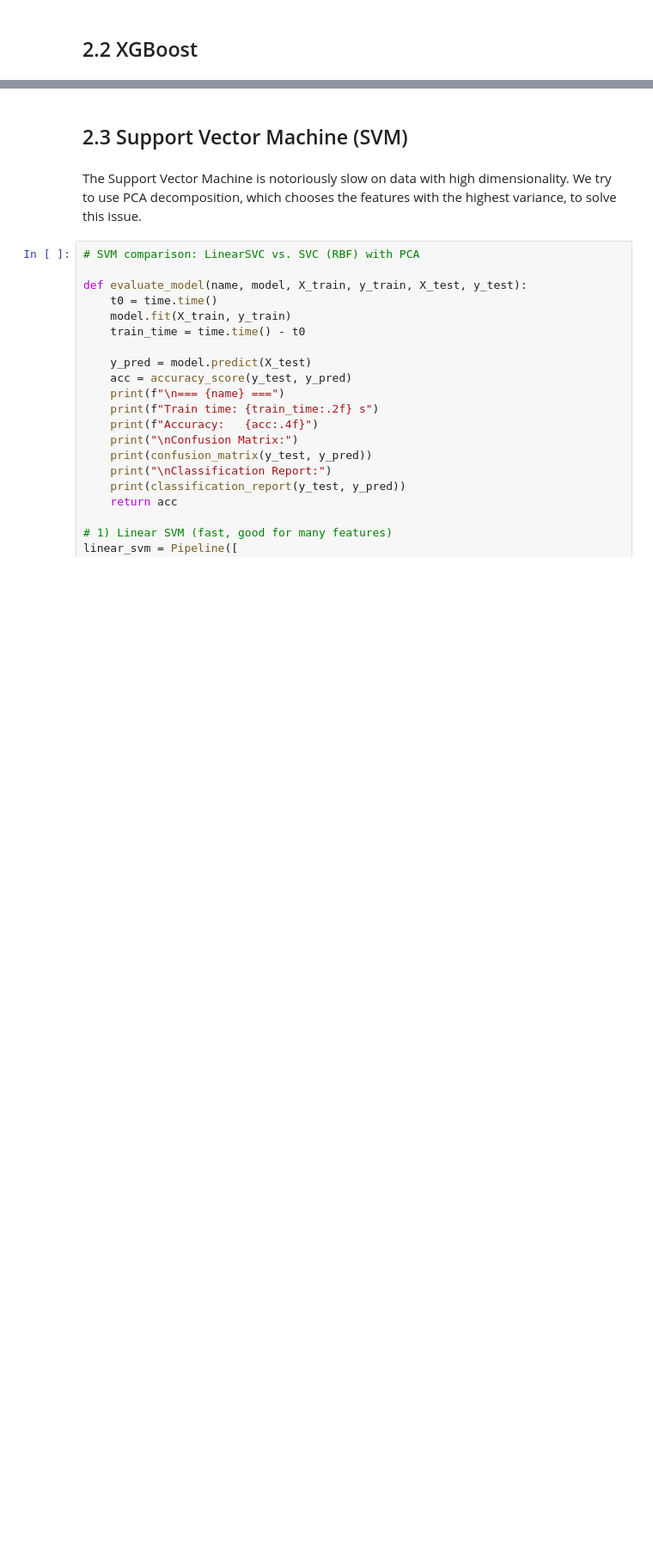
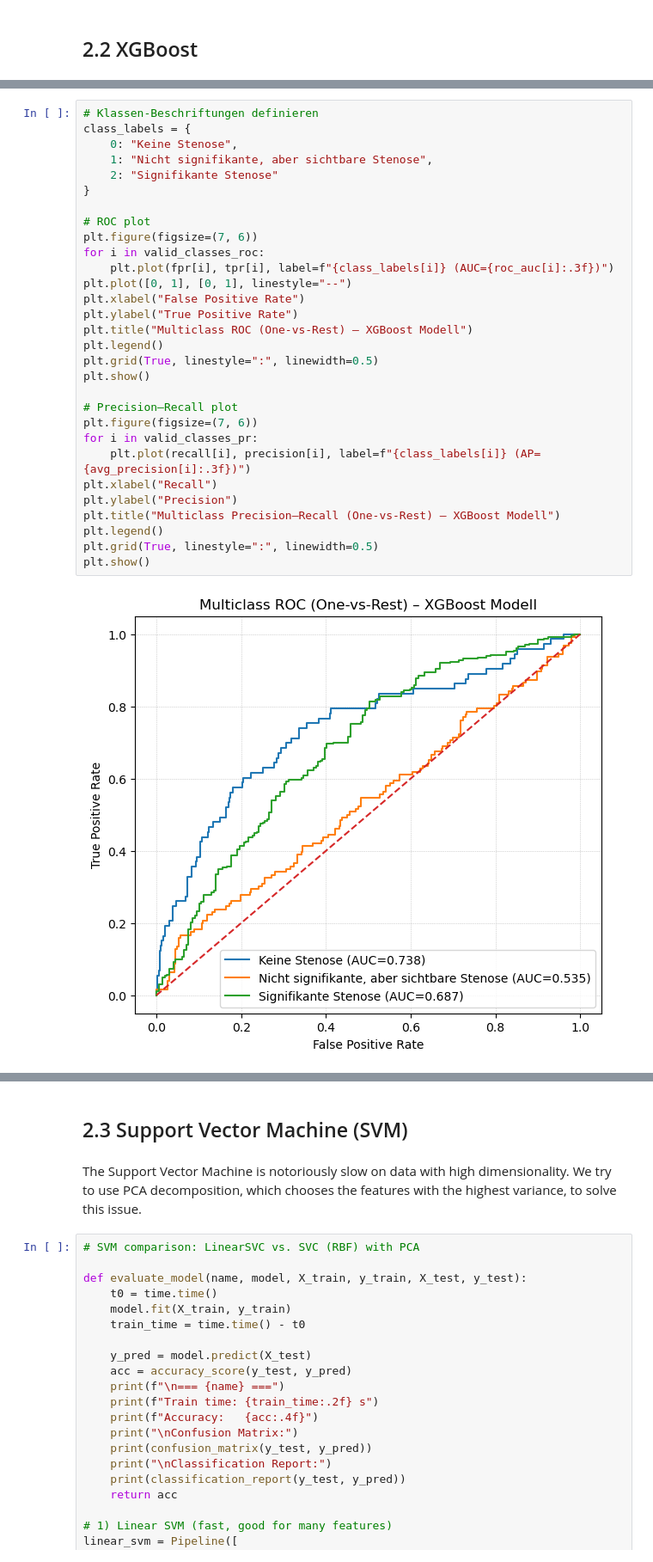
Before and after one commit to samuellukaswidmer/Bachelorproject-HS25, a Jupyter notebook: stenosis.ipynb, the cells around one changed output, grey strips where cells are left out. Shown: that part at 86% size. Saved outputs shown, nothing was run; the diff lists cells and outputs as text; blank space fills up the shorter version.

```diff
--- a/stenosis.ipynb
+++ b/stenosis.ipynb
@@ -337,0 +637,32 @@ print("\nClassification Report:\n", classification_report(y_test, y_pred_xgb))
+# %%
+# Klassen-Beschriftungen definieren
+class_labels = {
+    0: "Keine Stenose",
+    1: "Nicht signifikante, aber sichtbare Stenose",
+    2: "Signifikante Stenose"
+}
+
+# ROC plot
+plt.figure(figsize=(7, 6))
+for i in valid_classes_roc:
+    plt.plot(fpr[i], tpr[i], label=f"{class_labels[i]} (AUC={roc_auc[i]:.3f})")
+plt.plot([0, 1], [0, 1], linestyle="--")
+plt.xlabel("False Positive Rate")
+plt.ylabel("True Positive Rate")
+plt.title("Multiclass ROC (One-vs-Rest) – XGBoost Modell")
+plt.legend()
+plt.grid(True, linestyle=":", linewidth=0.5)
+plt.show()
+
+# Precision–Recall plot
+plt.figure(figsize=(7, 6))
+for i in valid_classes_pr:
+    plt.plot(recall[i], precision[i], label=f"{class_labels[i]} (AP={avg_precision[i]:.3f})")
+plt.xlabel("Recall")
+plt.ylabel("Precision")
+plt.title("Multiclass Precision–Recall (One-vs-Rest) – XGBoost Modell")
+plt.legend()
+plt.grid(True, linestyle=":", linewidth=0.5)
+plt.show()
+# %% [output]
+[figure, added]
```
Also changed, not shown: parts of 3 cells of this notebook.
